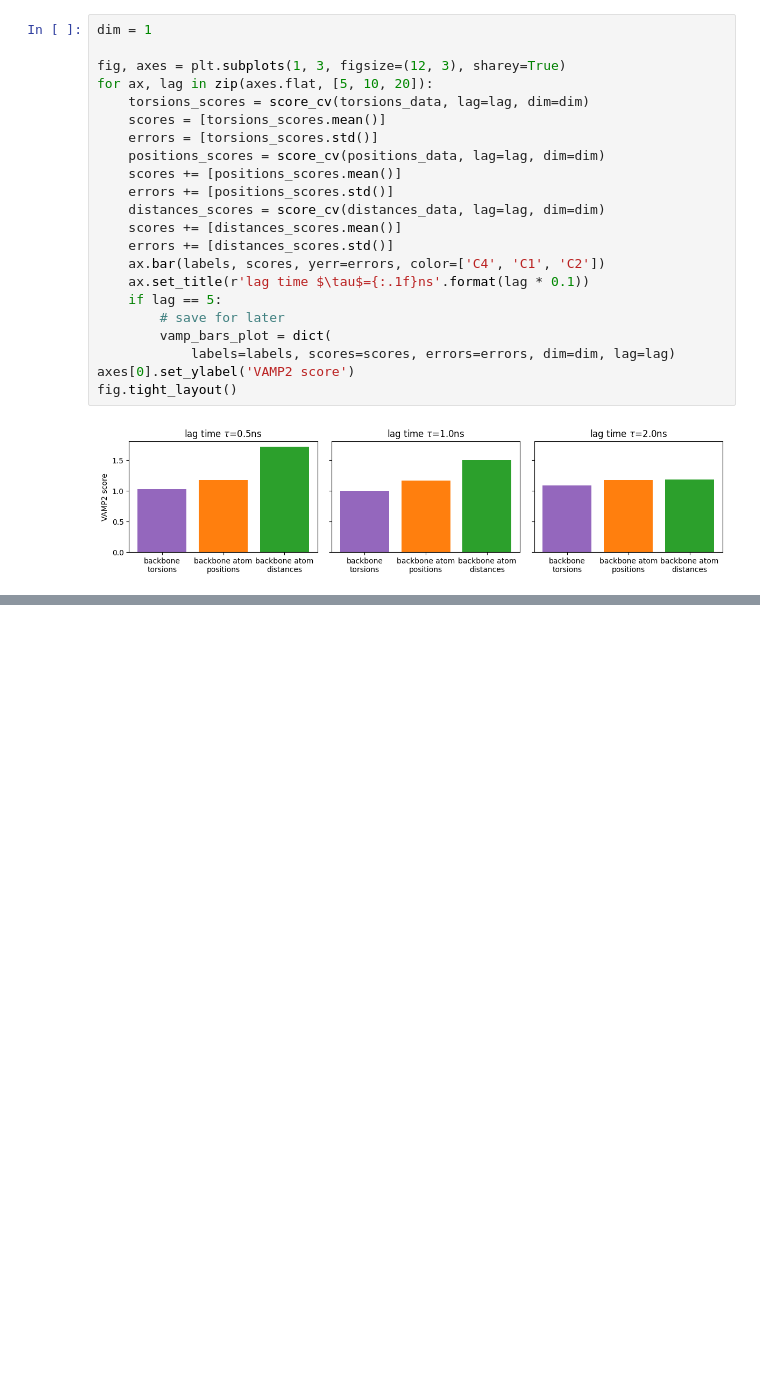
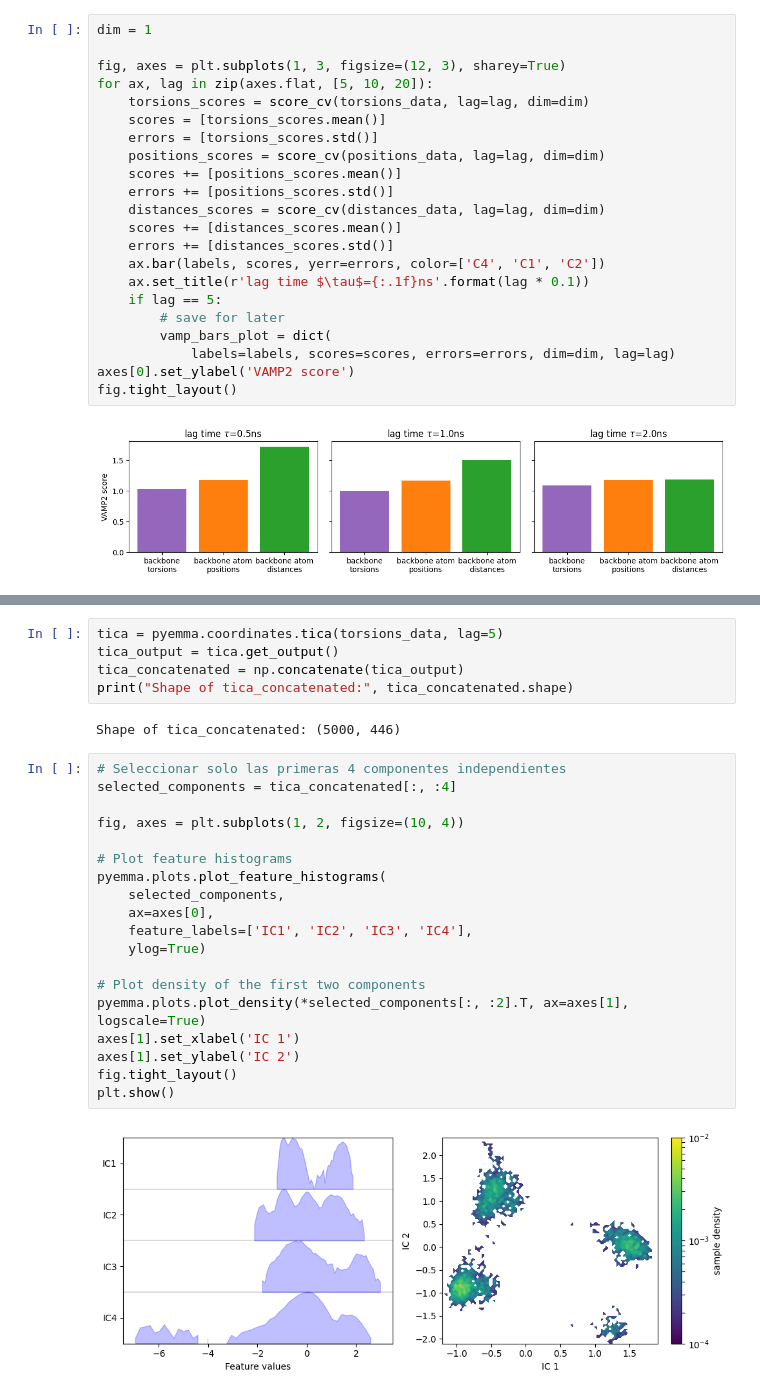
Before and after one commit to Biocomputing-Teaching/David-pyEMMA-tutorial, a Jupyter notebook: Nayanika trajectory.ipynb, the cells around one changed output, grey strips where cells are left out. Saved outputs shown, nothing was run; the diff lists cells and outputs as text; blank space fills up the shorter version.

```diff
--- a/Nayanika trajectory.ipynb
+++ b/Nayanika trajectory.ipynb
@@ -125,0 +127,28 @@ fig.tight_layout()
+# %%
+tica = pyemma.coordinates.tica(torsions_data, lag=5)
+tica_output = tica.get_output()
+tica_concatenated = np.concatenate(tica_output)
+print("Shape of tica_concatenated:", tica_concatenated.shape)
+# %% [output]
+Shape of tica_concatenated: (5000, 446)
+# %%
+# Seleccionar solo las primeras 4 componentes independientes
+selected_components = tica_concatenated[:, :4]
+
+fig, axes = plt.subplots(1, 2, figsize=(10, 4))
+
+# Plot feature histograms
+pyemma.plots.plot_feature_histograms(
+    selected_components,
+    ax=axes[0],
+    feature_labels=['IC1', 'IC2', 'IC3', 'IC4'],
+    ylog=True)
+
+# Plot density of the first two components
+pyemma.plots.plot_density(*selected_components[:, :2].T, ax=axes[1], logscale=True)
+axes[1].set_xlabel('IC 1')
+axes[1].set_ylabel('IC 2')
+fig.tight_layout()
+plt.show()
+# %% [output]
+[figure, added]
```
Also changed, not shown: parts of 19 cells of this notebook.
